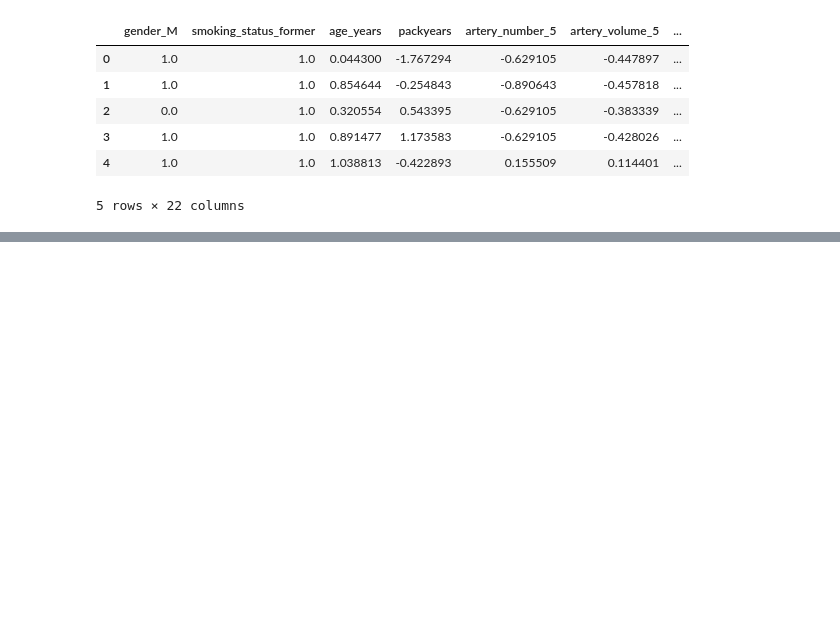
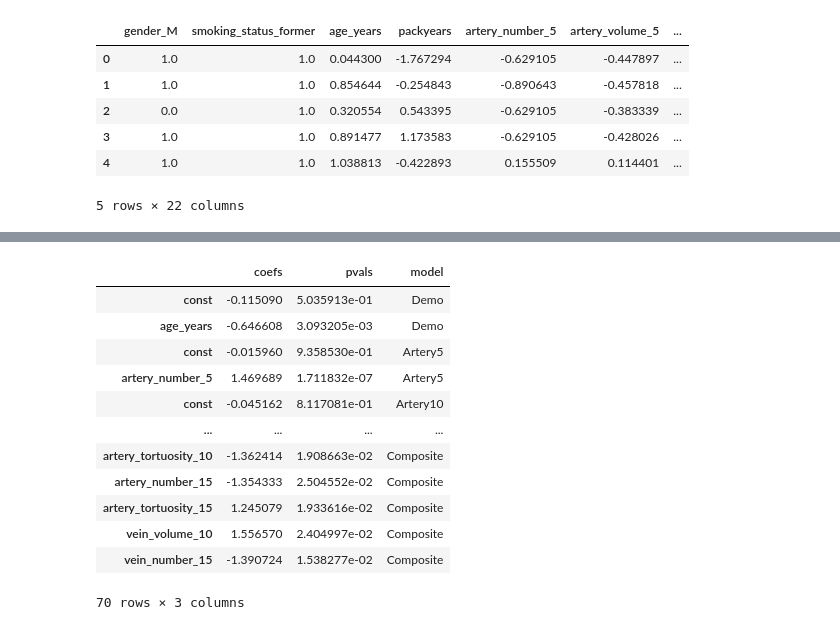
Before and after one commit to qaust/malignancy, a Jupyter notebook: notebooks/classification.ipynb, the cells around one changed output, grey strips where cells are left out. Saved outputs shown, nothing was run; the diff lists cells and outputs as text; code cells hidden in the pictures; blank space fills up the shorter version.

```diff
--- a/notebooks/classification.ipynb
+++ b/notebooks/classification.ipynb
@@ -592,0 +511,16 @@ complete_results_wide
+# %%
+regression_results
+# %% [output]
+|  | coefs | pvals | model |
+| const | -0.115090 | 5.035913e-01 | Demo |
+| age_years | -0.646608 | 3.093205e-03 | Demo |
+| const | -0.015960 | 9.358530e-01 | Artery5 |
+| artery_number_5 | 1.469689 | 1.711832e-07 | Artery5 |
+| const | -0.045162 | 8.117081e-01 | Artery10 |
+| ... | ... | ... | ... |
+| artery_tortuosity_10 | -1.362414 | 1.908663e-02 | Composite |
+| artery_number_15 | -1.354333 | 2.504552e-02 | Composite |
+| artery_tortuosity_15 | 1.245079 | 1.933616e-02 | Composite |
+| vein_volume_10 | 1.556570 | 2.404997e-02 | Composite |
+| vein_number_15 | -1.390724 | 1.538277e-02 | Composite |
+70 rows × 3 columns
```
Also changed, not shown: parts of 14 cells of this notebook, 1 other file.
